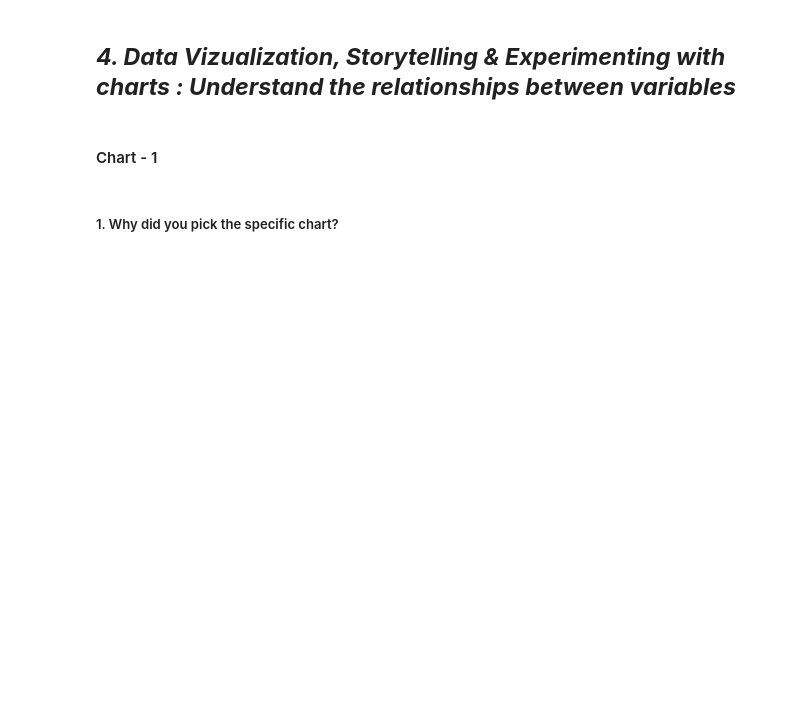
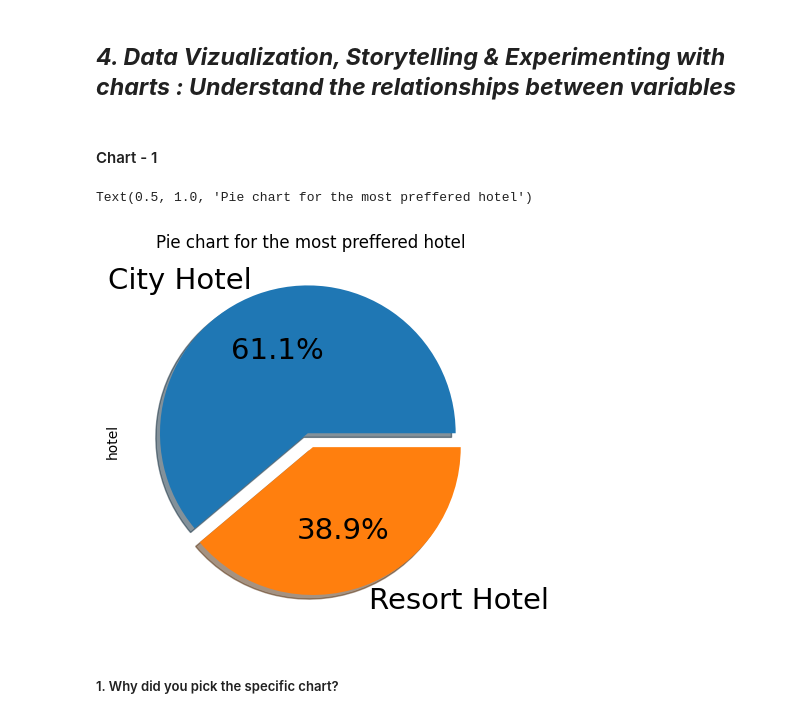
Before and after one commit to lovbundela240/Eda-_Hotel_booking_anaylsis, a Jupyter notebook: EDA_Hotel_Booking_Analysis.ipynb, the cells around one changed output. Drawn from its saved outputs; the diff is of its cells as text; code cells hidden in the pictures; blank space fills up the shorter version.

```diff
--- a/EDA_Hotel_Booking_Analysis.ipynb
+++ b/EDA_Hotel_Booking_Analysis.ipynb
@@ -562,6 +562,14 @@ b) Revenue: We find revenue by multiplying adr & total guest. This column will u
 #### Chart - 1
 # %%
 # Chart - 1 visualization code
+# %%
+# Lets first create a function which give us pie chart of data representation.
+
+hotel_booking_analysis_df['hotel'].value_counts().plot.pie(explode=[0.05, 0.05], autopct='%1.1f%%', shadow = True, fontsize=21)
+plt.title('Pie chart for the most preffered hotel')
+# %% [output]
+Text(0.5, 1.0, 'Pie chart for the most preffered hotel')
+[figure, added]
 # %% [markdown]
 ##### 1. Why did you pick the specific chart?
 # %% [markdown]
```
